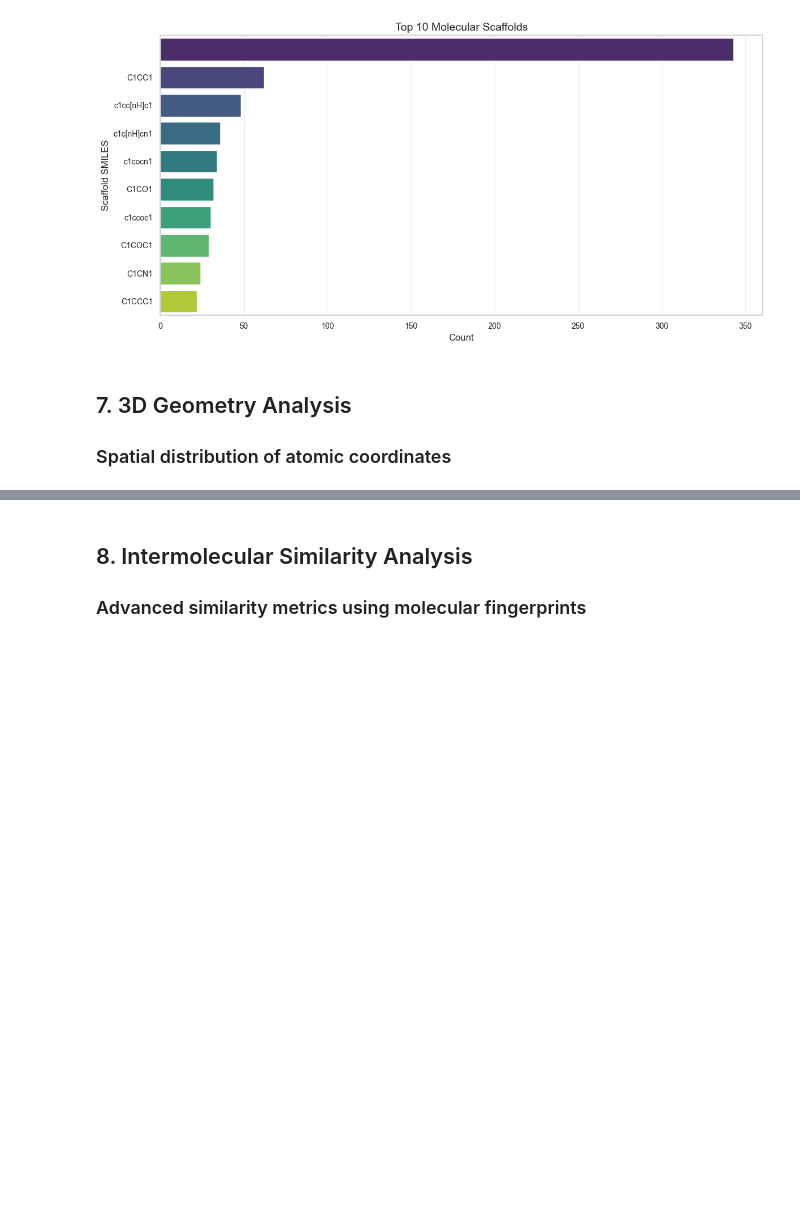
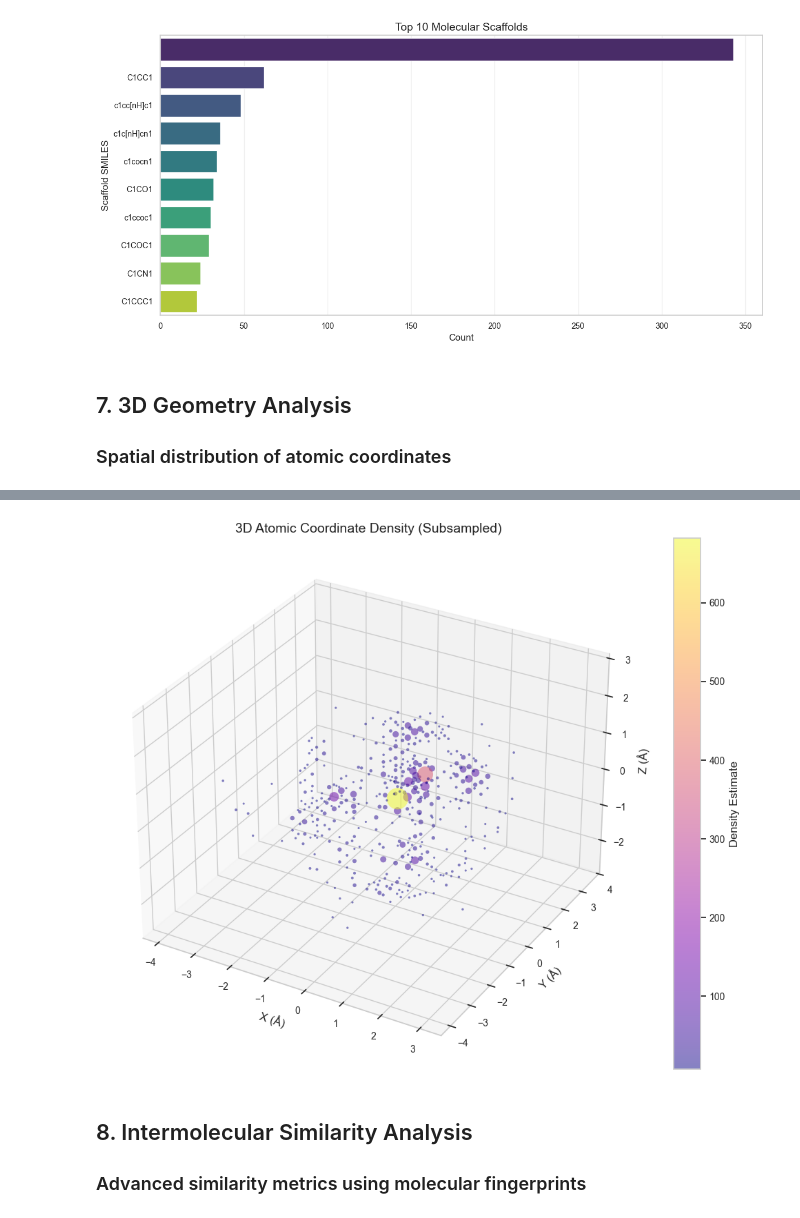
Before and after one commit to AyoubFrihaoui/Graph-Neural-Networks-GNNs---Molecular-Property-Prediction, a Jupyter notebook: dataset_EDA.ipynb, the cells around one changed output, grey strips where cells are left out. Saved outputs shown, nothing was run; the diff lists cells and outputs as text; code cells hidden in the pictures; blank space fills up the shorter version.

```diff
--- a/dataset_EDA.ipynb
+++ b/dataset_EDA.ipynb
@@ -669,0 +696,91 @@ plt.show()
+# %%
+# 3D coordinate analysis
+import random # Import random module
+
+# --- Subsampling for efficiency ---
+num_molecules_for_3d = 1000  # Reduce this number if it's still slow
+random_indices = random.sample(range(len(dataset)), num_molecules_for_3d)
+subset_dataset = [dataset[i] for i in random_indices]
+
+all_pos_subset = torch.cat([data.pos for data in subset_dataset]).numpy()
+
+positions = [] # Define positions list here, before the loop
+for idx in tqdm(random_indices, desc='Sampling coordinates'): # Corrected variable name in loop: random_indices
+    positions.append(dataset[idx].pos.numpy())
+xyz_subset = all_pos_subset.T
+kde_subset = gaussian_kde(xyz_subset)(xyz_subset)
+
+
+# Debugging Prints (Step 1 & 2 - as before)
+print(f"Number of molecules sampled: {len(positions)}")
+if positions:
+    print(f"Shape of first position array: {positions[0].shape}")
+else:
+    print("Error: No positions were sampled! Check dataset and indices.")
+print(f"Shape of xyz array: {xyz_subset.shape}")
+
+hist, edges = np.histogramdd(xyz_subset.T, bins=40) # bins=40 (Reduced bins)
+max_density = hist.max()
+threshold = 0.01 * max_density # threshold = 0.01 (Increased threshold multiplier)
+
+print(f"Maximum density in histogram: {max_density}")
+print(f"Threshold value: {threshold}")
+mask = hist > threshold
+print(f"Number of bins above threshold: {np.sum(mask)}")
+
+# Debugging Prints (Step 4 - Data Ranges - as before)
+print("X range:", xyz_subset[0].min(), xyz_subset[0].max())
+print("Y range:", xyz_subset[1].min(), xyz_subset[1].max())
+print("Z range:", xyz_subset[2].min(), xyz_subset[2].max())
+print("Edges (first dimension, first 5):", edges[0][:5])
+
+# Grid creation for nonzero bins
+x_centers = (edges[0][:-1] + edges[0][1:])/2
+y_centers = (edges[1][:-1] + edges[1][1:])/2
+z_centers = (edges[2][:-1] + edges[2][1:])/2
+X, Y, Z = np.meshgrid(x_centers, y_centers, z_centers, indexing='ij')
+
+mask = hist > threshold
+
+# --- Debugging SHAPES right before scatter plot ---
+print("\n--- Shape Debugging Before Scatter Plot ---")
+print(f"Shape of hist: {hist.shape}")
+print(f"Shape of mask: {mask.shape}")
+print(f"Shape of hist[mask]: {hist[mask].shape}") # Shape of color data
+print(f"Shape of X[mask]: {X[mask].shape}")       # Shape of x_plot
+print(f"Shape of Y[mask]: {Y[mask].shape}")       # Shape of y_plot
+print(f"Shape of Z[mask]: {Z[mask].shape}")       # Shape of z_plot
+
+
+# 3D plot
+fig = plt.figure(figsize=(15, 10))
+ax = fig.add_subplot(111, projection='3d')
+
+# --- Subsampling points for plotting (optional, if still slow) ---
+points_to_plot = 5000 # Reduce this number further if needed
+if kde_subset.size > points_to_plot: # This part is actually not needed anymore with histogram approach, can remove for simplicity
+    plot_indices = random.sample(range(kde_subset.size), points_to_plot) # KDE is not used anymore, remove this
+    x_plot = xyz_subset[0][plot_indices] # Remove KDE related code here
+    y_plot = xyz_subset[1][plot_indices]
+    z_plot = xyz_subset[2][plot_indices]
+    kde_plot = kde_subset[plot_indices] # Remove KDE related code here
+else:
+    x_plot = xyz_subset[0] # Remove KDE related code here
+    y_plot = xyz_subset[1]
+    z_plot = xyz_subset[2]
+    kde_plot = kde_subset # Remove KDE related code here
+
+
+x_plot = X[mask] # Use histogram grid centers directly
+y_plot = Y[mask]
+z_plot = Z[mask]
+kde_plot = hist[mask] # Use histogram values as color data
+
+sc = ax.scatter(x_plot, y_plot, z_plot, c=kde_plot, cmap='plasma', alpha=0.5, s=500 * kde_plot/max_density, edgecolor='none') # alpha=0.5, s=500 for extreme visibility
+ax.set_title('3D Atomic Coordinate Density (Subsampled)') # Modified title to indicate subsampling
+ax.set_xlabel('X (Å)')
+ax.set_ylabel('Y (Å)')
+ax.set_zlabel('Z (Å)')
+plt.colorbar(sc, label='Density Estimate')
+plt.show()
+# %% [output]
@@ -670,3 +805,4 @@ plt.show()
+[figure, added]
 # %% [markdown]
 ## 8. Intermolecular Similarity Analysis
 ### Advanced similarity metrics using molecular fingerprints
```
Also changed, not shown: parts of 2 cells of this notebook, 5 other files.
